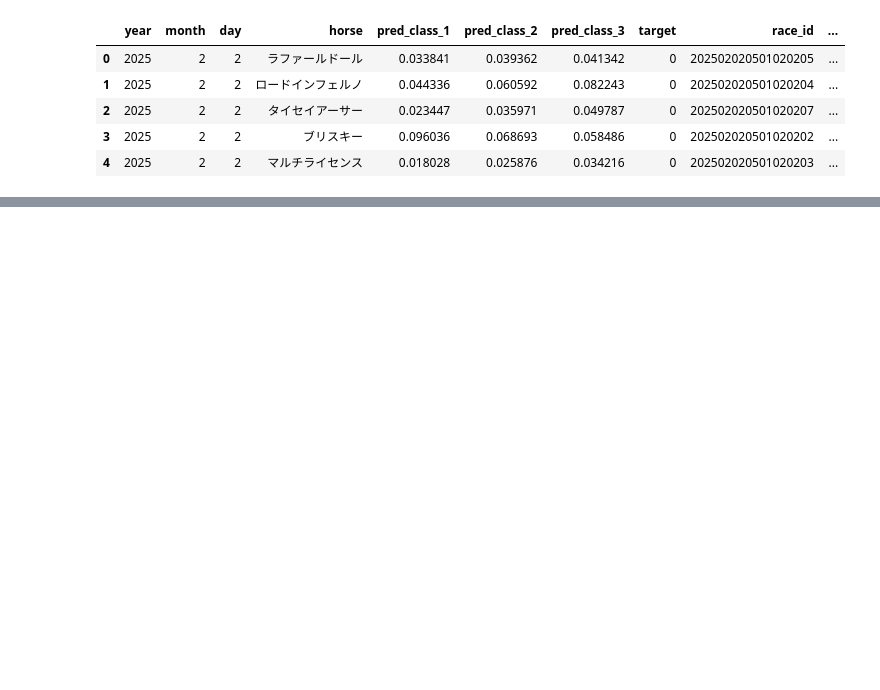
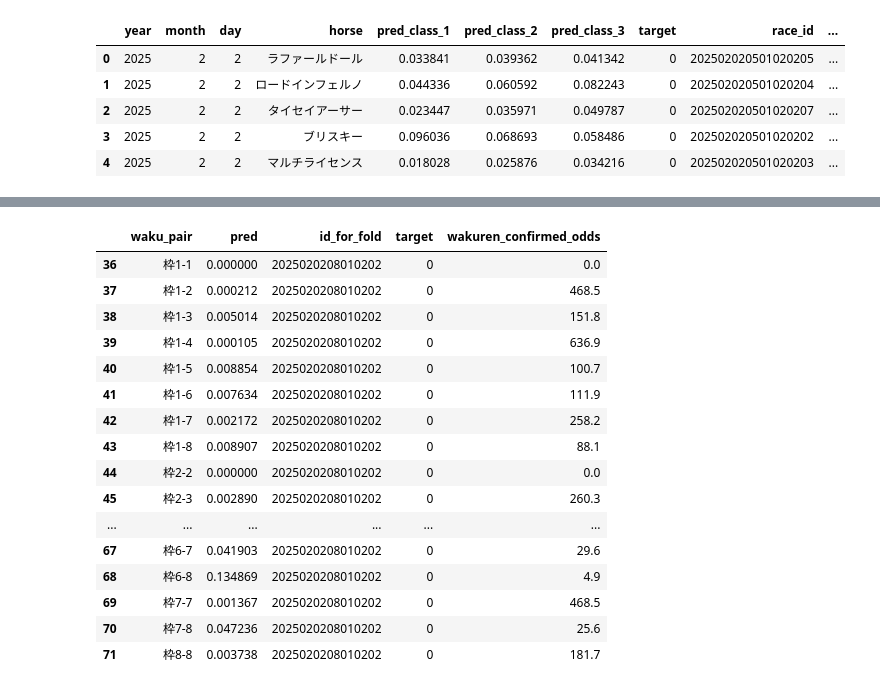
Before and after one commit to NaganagaKen/HORSE_RACING, a Jupyter notebook: Notebook/test.ipynb, the cells around one changed output, grey strips where cells are left out. Saved outputs shown, nothing was run; the diff lists cells and outputs as text; code cells hidden in the pictures; blank space fills up the shorter version.

```diff
--- a/Notebook/test.ipynb
+++ b/Notebook/test.ipynb
@@ -101,0 +122,21 @@ Name: target, Length: 19798, dtype: int64
+# %%
+id = tmp.id_for_fold.unique()[1]
+tmp[tmp.id_for_fold == id]
+# %% [output]
+|  | waku_pair | pred | id_for_fold | target | wakuren_confirmed_odds |
+| 36 | 枠1-1 | 0.000000 | 2025020208010202 | 0 | 0.0 |
+| 37 | 枠1-2 | 0.000212 | 2025020208010202 | 0 | 468.5 |
+| 38 | 枠1-3 | 0.005014 | 2025020208010202 | 0 | 151.8 |
+| 39 | 枠1-4 | 0.000105 | 2025020208010202 | 0 | 636.9 |
+| 40 | 枠1-5 | 0.008854 | 2025020208010202 | 0 | 100.7 |
+| 41 | 枠1-6 | 0.007634 | 2025020208010202 | 0 | 111.9 |
+| 42 | 枠1-7 | 0.002172 | 2025020208010202 | 0 | 258.2 |
+| 43 | 枠1-8 | 0.008907 | 2025020208010202 | 0 | 88.1 |
+| 44 | 枠2-2 | 0.000000 | 2025020208010202 | 0 | 0.0 |
+| 45 | 枠2-3 | 0.002890 | 2025020208010202 | 0 | 260.3 |
+| ... | ... | ... | ... | ... | ... |
+| 67 | 枠6-7 | 0.041903 | 2025020208010202 | 0 | 29.6 |
+| 68 | 枠6-8 | 0.134869 | 2025020208010202 | 0 | 4.9 |
+| 69 | 枠7-7 | 0.001367 | 2025020208010202 | 0 | 468.5 |
+| 70 | 枠7-8 | 0.047236 | 2025020208010202 | 0 | 25.6 |
+| 71 | 枠8-8 | 0.003738 | 2025020208010202 | 0 | 181.7 |
```
Also changed, not shown: parts of 14 cells of this notebook, 5 other files.
